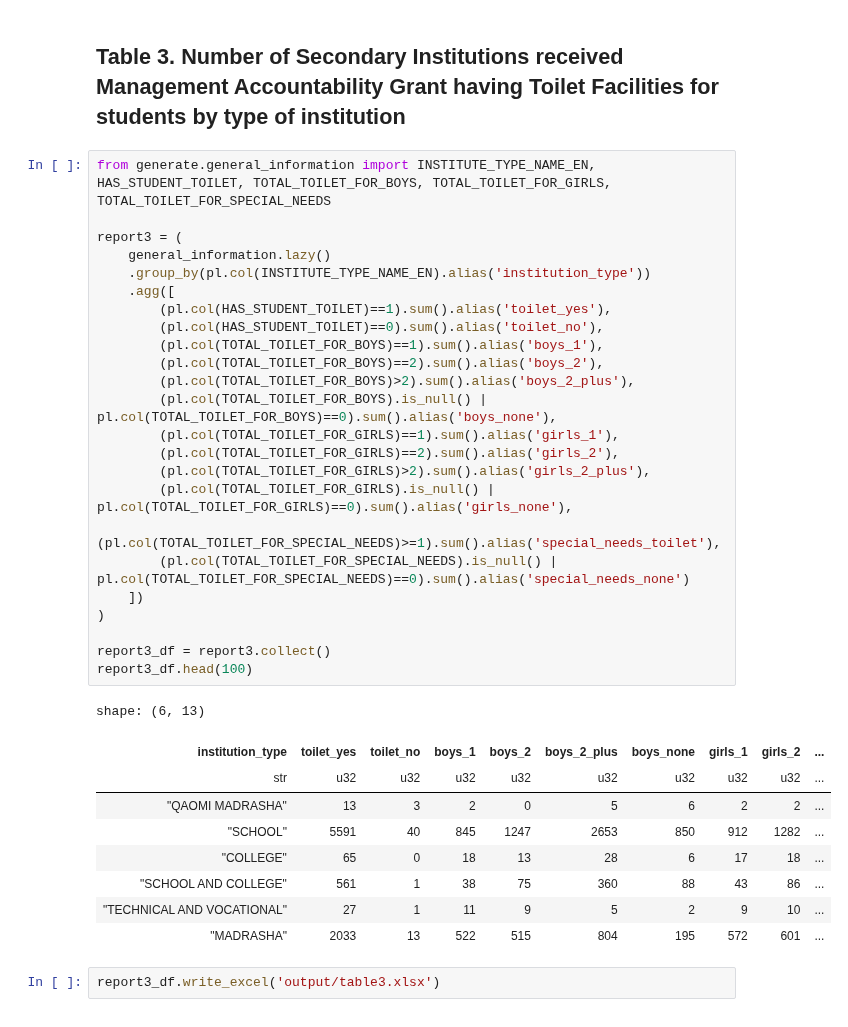
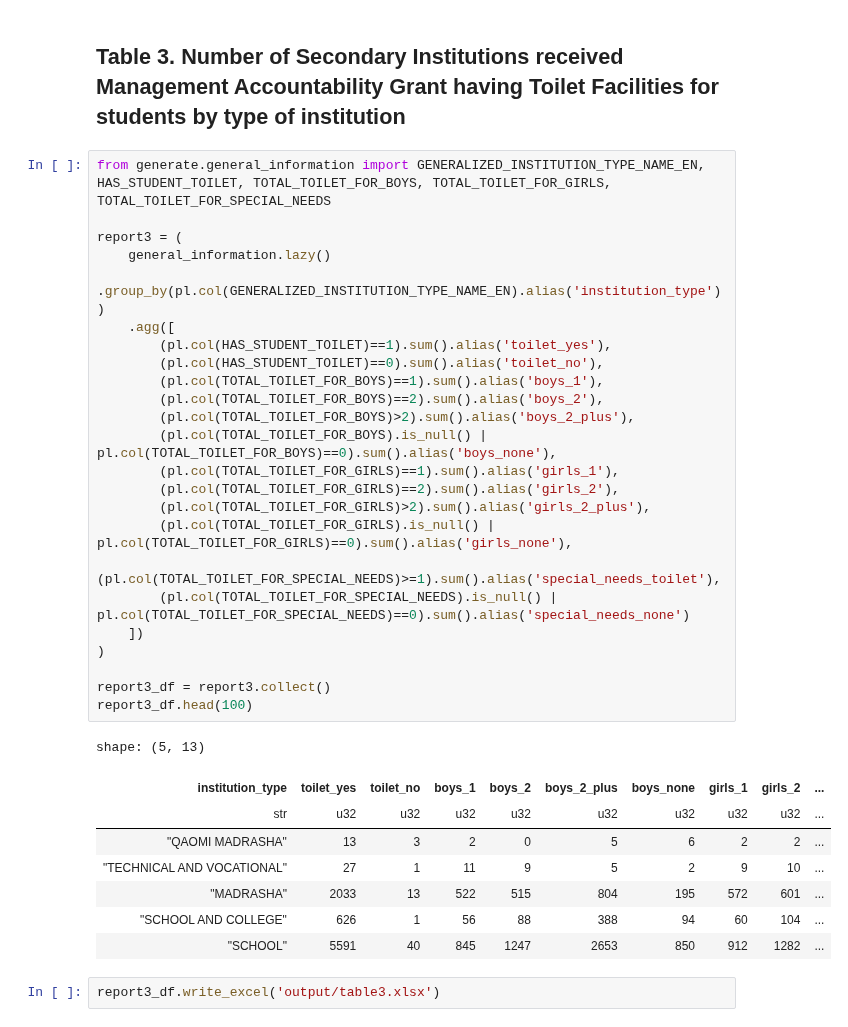
Before and after one commit to monjurmorshed793/sedp-reports, a Jupyter notebook: src/sedp_reports/pbgsi-report.ipynb, the cells around one changed output. Drawn from its saved outputs; the diff is of its cells as text.

Commit message:
institution type bug fixed

```diff
--- a/src/sedp_reports/pbgsi-report.ipynb
+++ b/src/sedp_reports/pbgsi-report.ipynb
@@ -346,39 +346,38 @@ report2_df.write_excel('output/table2.xlsx')
 # %% [markdown]
 ## Table 3. Number of Secondary Institutions received Management Accountability Grant having Toilet Facilities for students by type of institution
 # %%
-from generate.general_information import INSTITUTE_TYPE_NAME_EN, HAS_STUDENT_TOILET, TOTAL_TOILET_FOR_BOYS, TOTAL_TOILET_FOR_GIRLS, TOTAL_TOILET_FOR_SPECIAL_NEEDS
+from generate.general_information import GENERALIZED_INSTITUTION_TYPE_NAME_EN, HAS_STUDENT_TOILET, TOTAL_TOILET_FOR_BOYS, TOTAL_TOILET_FOR_GIRLS, TOTAL_TOILET_FOR_SPECIAL_NEEDS
 
 report3 = (
     general_information.lazy()
-    .group_by(pl.col(INSTITUTE_TYPE_NAME_EN).alias('institution_type'))
+    .group_by(pl.col(GENERALIZED_INSTITUTION_TYPE_NAME_EN).alias('institution_type'))
     .agg([
         (pl.col(HAS_STUDENT_TOILET)==1).sum().alias('toilet_yes'),
         (pl.col(HAS_STUDENT_TOILET)==0).sum().alias('toilet_no'),
         (pl.col(TOTAL_TOILET_FOR_BOYS)==1).sum().alias('boys_1'),
         (pl.col(TOTAL_TOILET_FOR_BOYS)==2).sum().alias('boys_2'),
         (pl.col(TOTAL_TOILET_FOR_BOYS)>2).sum().alias('boys_2_plus'),
         (pl.col(TOTAL_TOILET_FOR_BOYS).is_null() | pl.col(TOTAL_TOILET_FOR_BOYS)==0).sum().alias('boys_none'),
         (pl.col(TOTAL_TOILET_FOR_GIRLS)==1).sum().alias('girls_1'),
         (pl.col(TOTAL_TOILET_FOR_GIRLS)==2).sum().alias('girls_2'),
         (pl.col(TOTAL_TOILET_FOR_GIRLS)>2).sum().alias('girls_2_plus'),
         (pl.col(TOTAL_TOILET_FOR_GIRLS).is_null() | pl.col(TOTAL_TOILET_FOR_GIRLS)==0).sum().alias('girls_none'),
         (pl.col(TOTAL_TOILET_FOR_SPECIAL_NEEDS)>=1).sum().alias('special_needs_toilet'),
         (pl.col(TOTAL_TOILET_FOR_SPECIAL_NEEDS).is_null() | pl.col(TOTAL_TOILET_FOR_SPECIAL_NEEDS)==0).sum().alias('special_needs_none')
     ])
 )
 
 report3_df = report3.collect()
 report3_df.head(100)
 # %% [output]
-shape: (6, 13)
+shape: (5, 13)
 | institution_type | toilet_yes | toilet_no | boys_1 | boys_2 | boys_2_plus | boys_none | girls_1 | girls_2 | ... |
 | str | u32 | u32 | u32 | u32 | u32 | u32 | u32 | u32 | ... |
 | "QAOMI MADRASHA" | 13 | 3 | 2 | 0 | 5 | 6 | 2 | 2 | ... |
-| "SCHOOL" | 5591 | 40 | 845 | 1247 | 2653 | 850 | 912 | 1282 | ... |
-| "COLLEGE" | 65 | 0 | 18 | 13 | 28 | 6 | 17 | 18 | ... |
-| "SCHOOL AND COLLEGE" | 561 | 1 | 38 | 75 | 360 | 88 | 43 | 86 | ... |
 | "TECHNICAL AND VOCATIONAL" | 27 | 1 | 11 | 9 | 5 | 2 | 9 | 10 | ... |
 | "MADRASHA" | 2033 | 13 | 522 | 515 | 804 | 195 | 572 | 601 | ... |
+| "SCHOOL AND COLLEGE" | 626 | 1 | 56 | 88 | 388 | 94 | 60 | 104 | ... |
+| "SCHOOL" | 5591 | 40 | 845 | 1247 | 2653 | 850 | 912 | 1282 | ... |
 # %%
 report3_df.write_excel('output/table3.xlsx')
 # %% [output]
```
Also changed, not shown: parts of 27 cells of this notebook.
